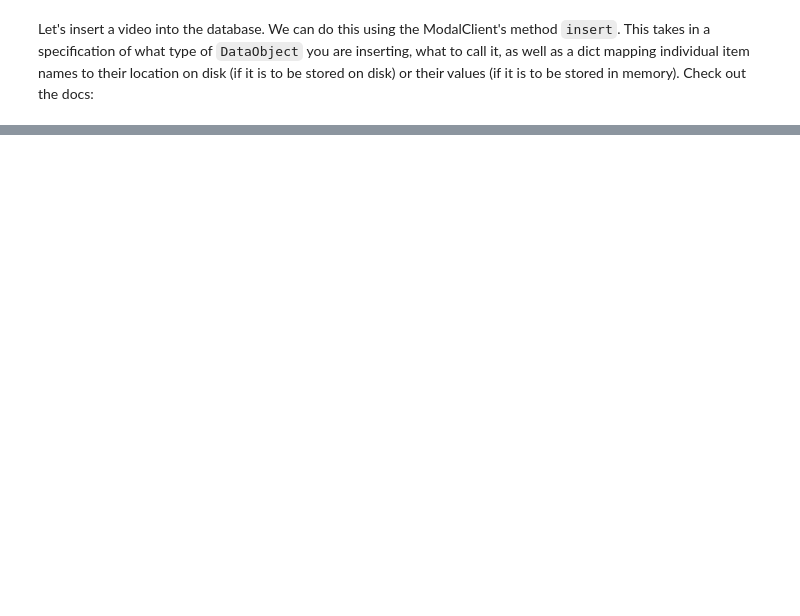
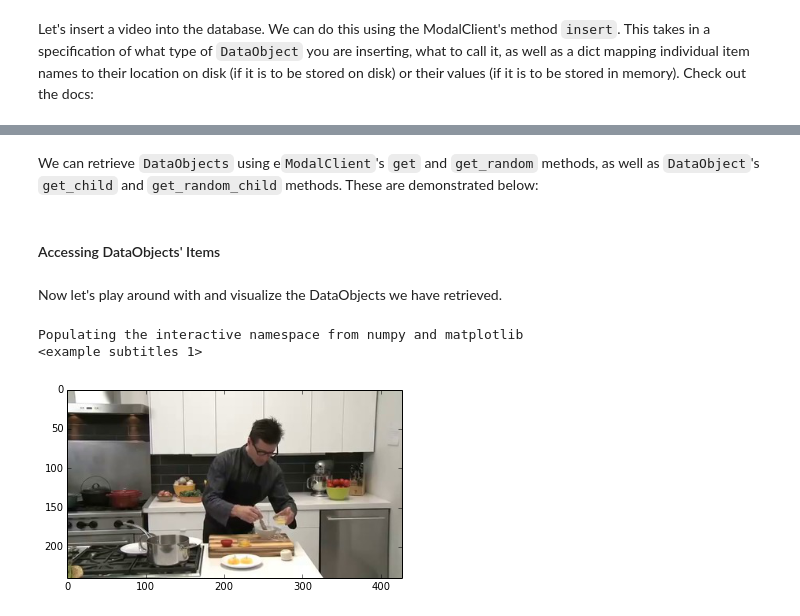
Before and after one commit to jayhack/ModalDB, a Jupyter notebook: demos/Using ModalDB.ipynb, the cells around one changed output, grey strips where cells are left out. Saved outputs shown, nothing was run; the diff lists cells and outputs as text; code cells hidden in the pictures; blank space fills up the shorter version.

Commit message:
Using ModalDB ipython notebook complete up to getting/accessing frames

````diff
--- a/demos/Using ModalDB.ipynb
+++ b/demos/Using ModalDB.ipynb
@@ -66,8 +70,8 @@ Note that both Frame and Video are subclasses of the DataObject class provided.
 Now that we have defined a schema for our database, let's construct one, insert some items, and start to use it.
 # %%
 import os
-data_dir = os.path.join(os.getcwd(), './data/')
-modaldb_client = ModalClient(root=data_dir, schema=rw_schema) # here, we specify the DB's location (on disk) and schema.
+data_dir = os.path.join(os.getcwd(), './data/') # we will construct our database in the 'demos' directory
+modaldb_client = ModalClient(root=data_dir, schema=my_schema) # here, we specify the DB's location (on disk) and schema.
 modaldb_client.clear_db() # empty the database just in case.
 # %% [markdown]
 We will insert the following images into our database:
@@ -88,0 +96,11 @@ DuplicateKeyError: insertDocument :: caused by :: 11000 E11000 duplicate key err
+# %%
+frame0_data =   {
+                    'image':'./raw_data/frame_00.jpg',
+                    'subtitles':'<example subtitles 1>',
+                }
+frame1_data =   {
+                    'image':'./raw_data/frame_01.jpg',
+                    'subtitles':'<example subtitles 2>'
+                }
+modaldb_client.insert(Frame, 'frame0', frame0_data, parent=my_video, method='cp')
+modaldb_client.insert(Frame, 'frame1', frame1_data, parent=my_video, method='cp')
@@ -88,0 +117,27 @@ DuplicateKeyError: insertDocument :: caused by :: 11000 E11000 duplicate key err
+# %% [markdown]
+We can retrieve ```DataObjects``` using e```ModalClient```'s ```get``` and ```get_random``` methods, as well as ```DataObject```'s ```get_child``` and ```get_random_child``` methods. These are demonstrated below:
+# %%
+# To retrieve DataObjects that don't have a parent
+video = modaldb_client.get(Video, 'my_video')
+
+# These work for DataObjects that do have parents
+frame = video.get_child(Frame, 'frame1')
+frame = video.get_child('frame1')        # don't have to specify child's type, since there is only one.
+frame = video.get_random_child(Frame)
+frame = video.get_random_child()         # again, don't have to specify child's type since there is only one.
+# %% [markdown]
+#### Accessing DataObjects' Items
+# %% [markdown]
+Now let's play around with and visualize the DataObjects we have retrieved.
+# %%
+img = frame['image'] # this lazily loads the image via 'load_func,' as specified in my_schema, above
+subs = frame['subtitles'] # this was already stored in MongoDB, so no loading necessary
+# %%
+import matplotlib.pyplot as plt
+%pylab inline
+plt.imshow(img)
+print subs
+# %% [output]
+Populating the interactive namespace from numpy and matplotlib
+<example subtitles 1>
+[figure, added]
````
Also changed, not shown: parts of 19 cells of this notebook, 1 other file.
